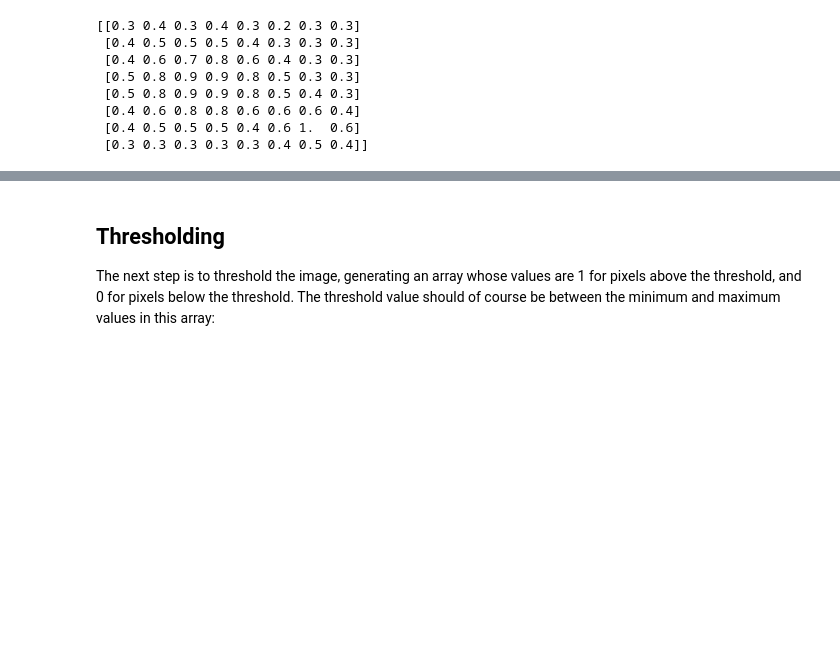
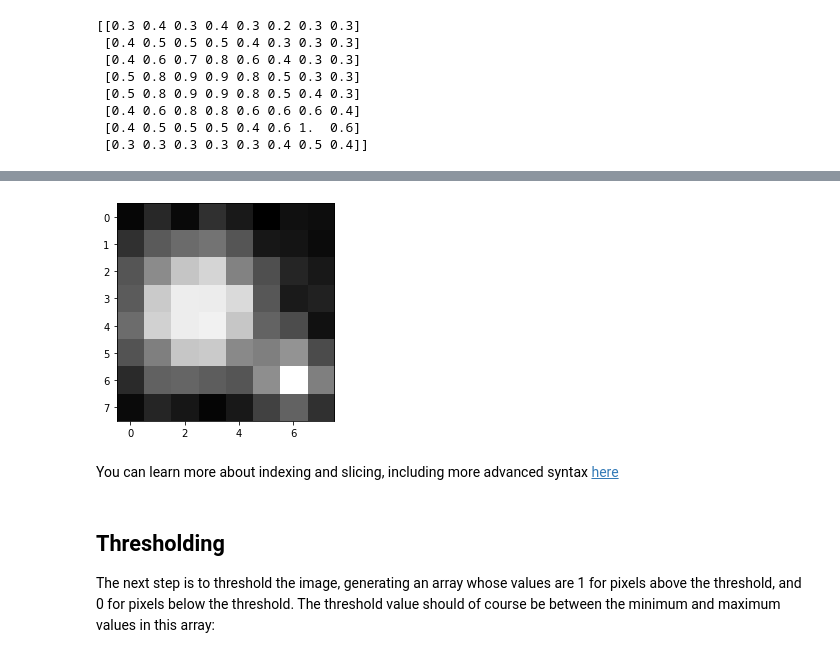
Before and after one commit to UCLNatSci/Interdisciplinary-Research-Skills, a Jupyter notebook: book/5_image_segmentation/segmentation.ipynb, the cells around one changed output, grey strips where cells are left out. Saved outputs shown, nothing was run; the diff lists cells and outputs as text; code cells hidden in the pictures; blank space fills up the shorter version.

Commit message:
expansion of 'images' section with indexing content

```diff
--- a/book/5_image_segmentation/segmentation.ipynb
+++ b/book/5_image_segmentation/segmentation.ipynb
@@ -55,3 +90,19 @@ print(np.round(x, 1)) # print x, rounding to 1 d.p.
+# %%
+# Adjust these index values to isolate the red box
+left = 0
+right = 8
+top = 0
+bottom = 8
+
+plt.imshow( x[top:bottom, left:right],
+            cmap=plt.get_cmap('Greys_r') )
+
+# This line ensures that the colour scaling remains consistent
+plt.clim(np.amin(x), np.amax(x))
+# %% [output]
+[figure, added]
+# %% [markdown]
+You can learn more about indexing and slicing, including more advanced syntax [here](https://numpy.org/doc/stable/user/basics.indexing.html)
 # %% [markdown]
 ## Thresholding
 The next step is to threshold the image, generating an array whose values are 1 for pixels above the threshold, and 0 for pixels below the threshold. The threshold value should of course be between the minimum and maximum values in this array:
```
Also changed, not shown: parts of 13 cells of this notebook.
